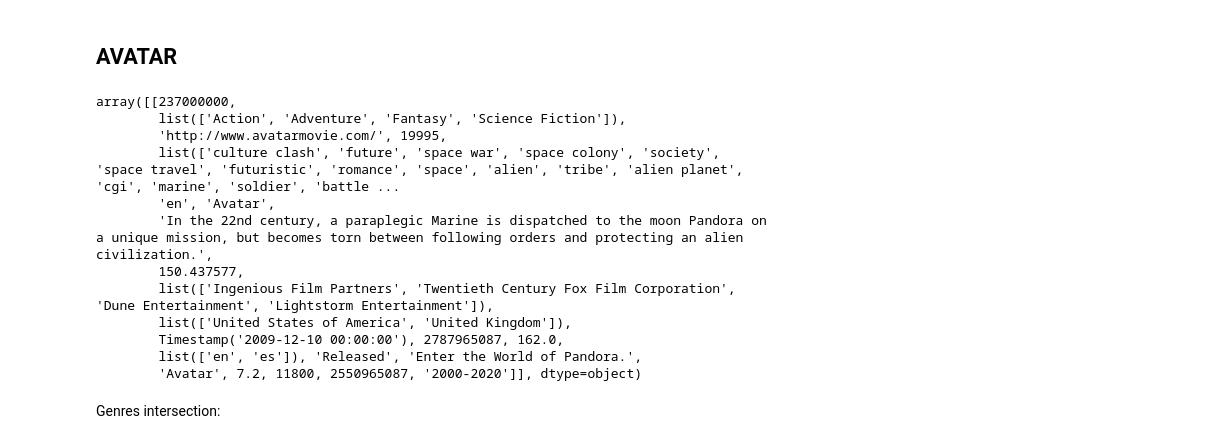
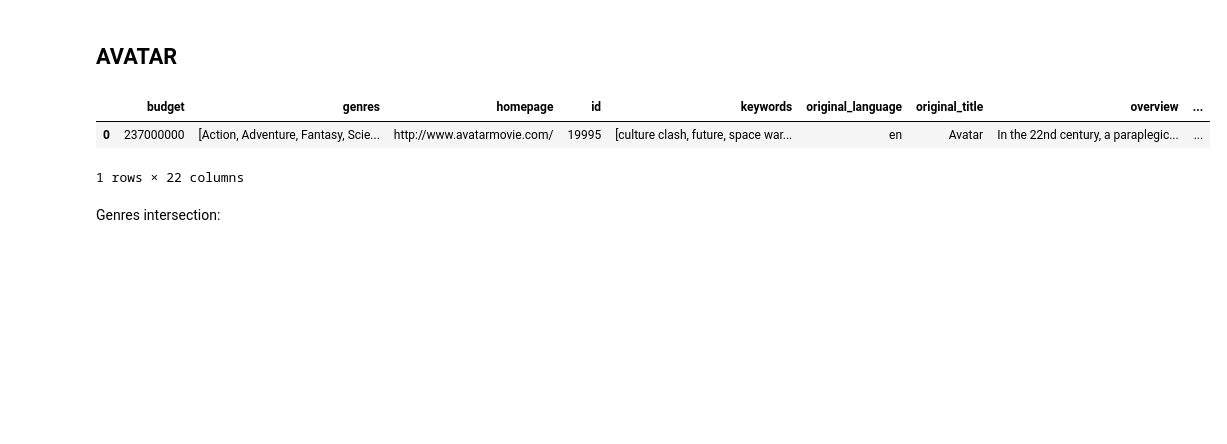
Before and after one commit to fatimaglezglez/TMDB_insights, a Jupyter notebook: TMDB_Fatima_Gonzalez.ipynb, the cells around one changed output. Cells and saved outputs as stored; diff of their text form; code cells hidden in the pictures; blank space fills up the shorter version.

```diff
--- a/TMDB_Fatima_Gonzalez.ipynb
+++ b/TMDB_Fatima_Gonzalez.ipynb
@@ -292,20 +284,11 @@ array([[74000000, list(['Family', 'Animation', 'Adventure', 'Comedy']),
 # %% [markdown]
 ## AVATAR
 # %%
-df[df.revenue==df.revenue.max()].values
+df[df.revenue==df.revenue.max()]
 # %% [output]
+|  | budget | genres | homepage | id | keywords | original_language | original_title | overview | ... |
+| 0 | 237000000 | [Action, Adventure, Fantasy, Scie... | http://www.avatarmovie.com/ | 19995 | [culture clash, future, space war... | en | Avatar | In the 22nd century, a paraplegic... | ... |
-array([[237000000,
-        list(['Action', 'Adventure', 'Fantasy', 'Science Fiction']),
-        'http://www.avatarmovie.com/', 19995,
-        list(['culture clash', 'future', 'space war', 'space colony', 'society', 'space travel', 'futuristic', 'romance', 'space', 'alien', 'tribe', 'alien planet', 'cgi', 'marine', 'soldier', 'battle ...
-        'en', 'Avatar',
-        'In the 22nd century, a paraplegic Marine is dispatched to the moon Pandora on a unique mission, but becomes torn between following orders and protecting an alien civilization.',
-        150.437577,
-        list(['Ingenious Film Partners', 'Twentieth Century Fox Film Corporation', 'Dune Entertainment', 'Lightstorm Entertainment']),
-        list(['United States of America', 'United Kingdom']),
-        Timestamp('2009-12-10 00:00:00'), 2787965087, 162.0,
-        list(['en', 'es']), 'Released', 'Enter the World of Pandora.',
-        'Avatar', 7.2, 11800, 2550965087, '2000-2020']], dtype=object)
+1 rows × 22 columns
 # %% [markdown]
 Genres intersection:
 # %%
```
Also changed, not shown: parts of 1 cell of this notebook.
